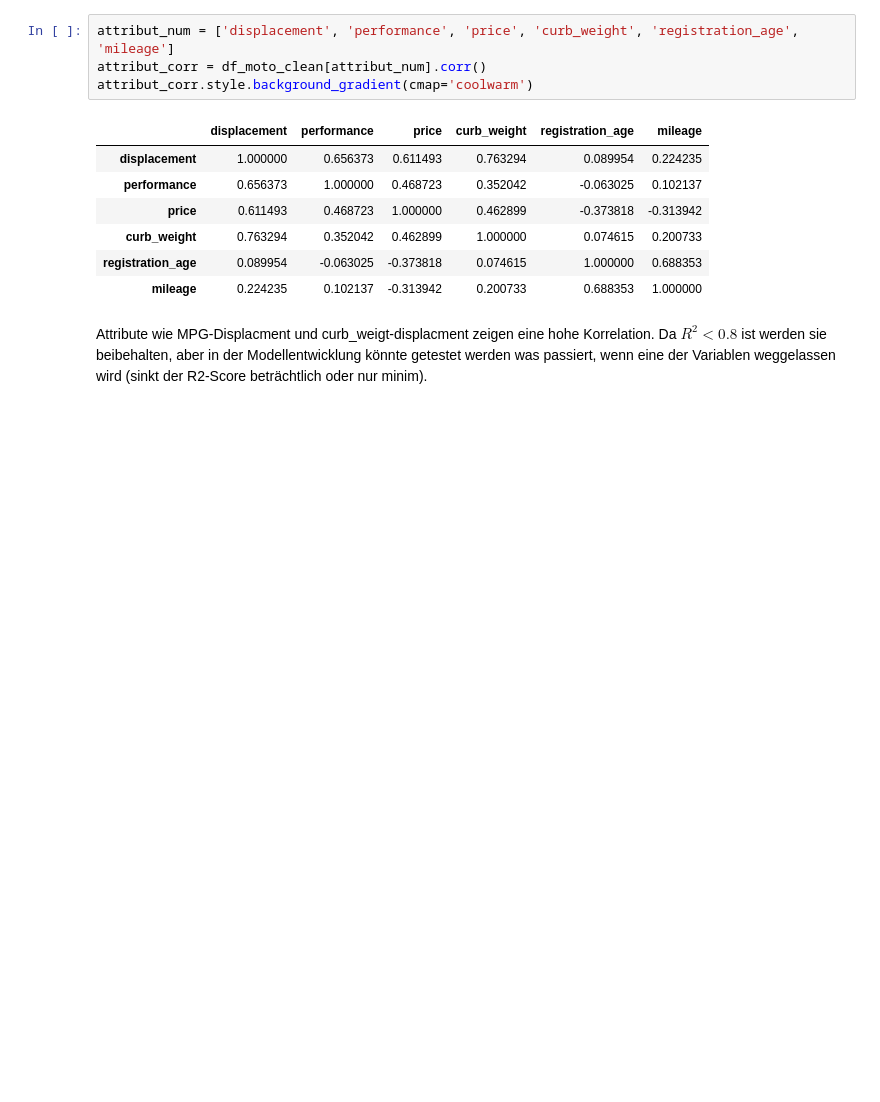
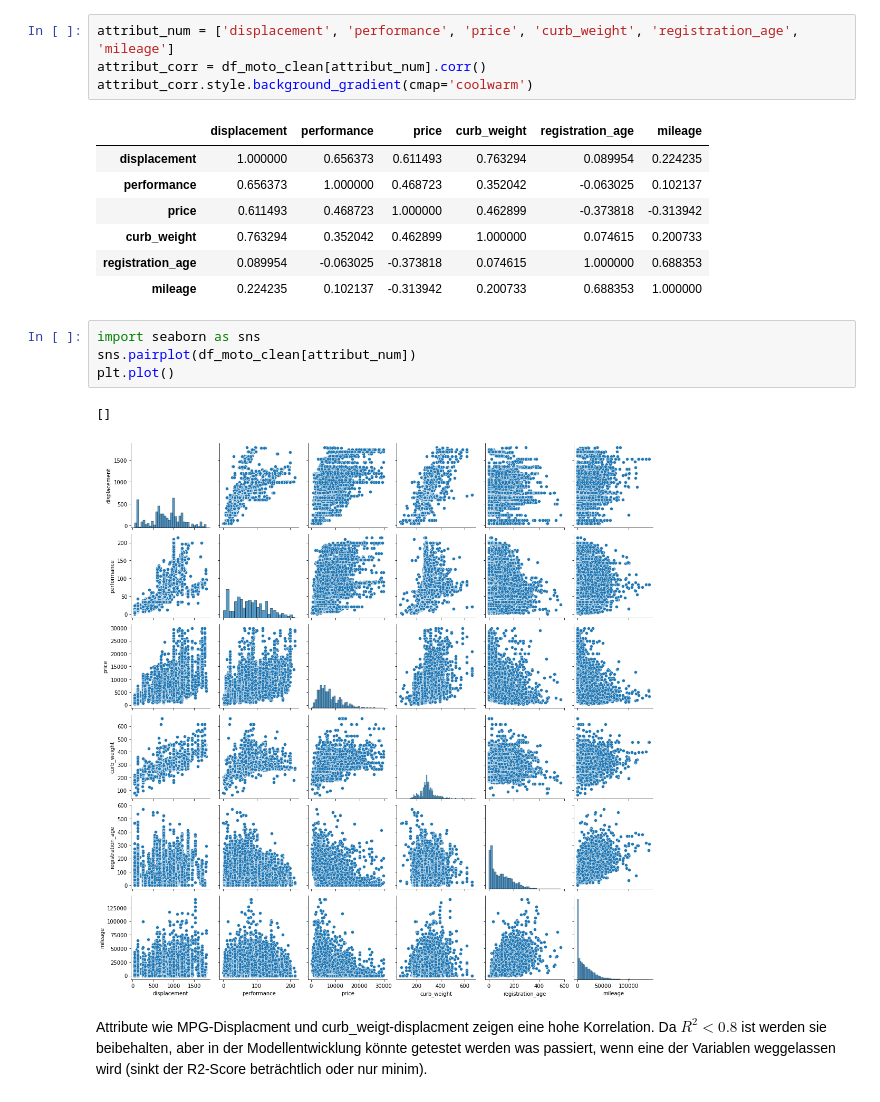
Before and after one commit to rootpi2203/ds_gml, a Jupyter notebook: gml_minichallenge_2/gml_minichallenge_2.ipynb, the cells around one changed output. Drawn from its saved outputs; the diff is of its cells as text; blank space fills up the shorter version.

```diff
--- a/gml_minichallenge_2/gml_minichallenge_2.ipynb
+++ b/gml_minichallenge_2/gml_minichallenge_2.ipynb
@@ -397,6 +397,13 @@ attribut_corr.style.background_gradient(cmap='coolwarm')
 | curb_weight | 0.763294 | 0.352042 | 0.462899 | 1.000000 | 0.074615 | 0.200733 |
 | registration_age | 0.089954 | -0.063025 | -0.373818 | 0.074615 | 1.000000 | 0.688353 |
 | mileage | 0.224235 | 0.102137 | -0.313942 | 0.200733 | 0.688353 | 1.000000 |
+# %%
+import seaborn as sns
+sns.pairplot(df_moto_clean[attribut_num])
+plt.plot()
+# %% [output]
+[]
+[figure, added]
 # %% [markdown]
 Attribute wie MPG-Displacment und curb_weigt-displacment zeigen eine hohe Korrelation. Da $R^2 < 0.8$ ist werden sie beibehalten, aber in der Modellentwicklung könnte getestet werden was passiert, wenn eine der Variablen weggelassen wird (sinkt der R2-Score beträchtlich oder nur minim).
 # %% [markdown]
```
Also changed, not shown: parts of 16 cells of this notebook.
